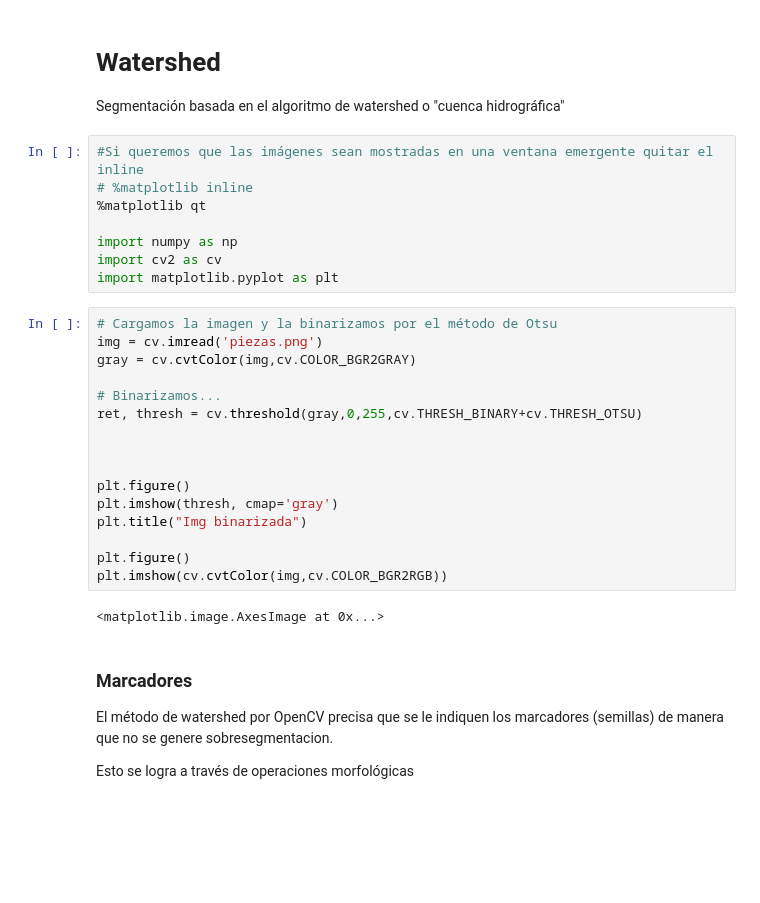
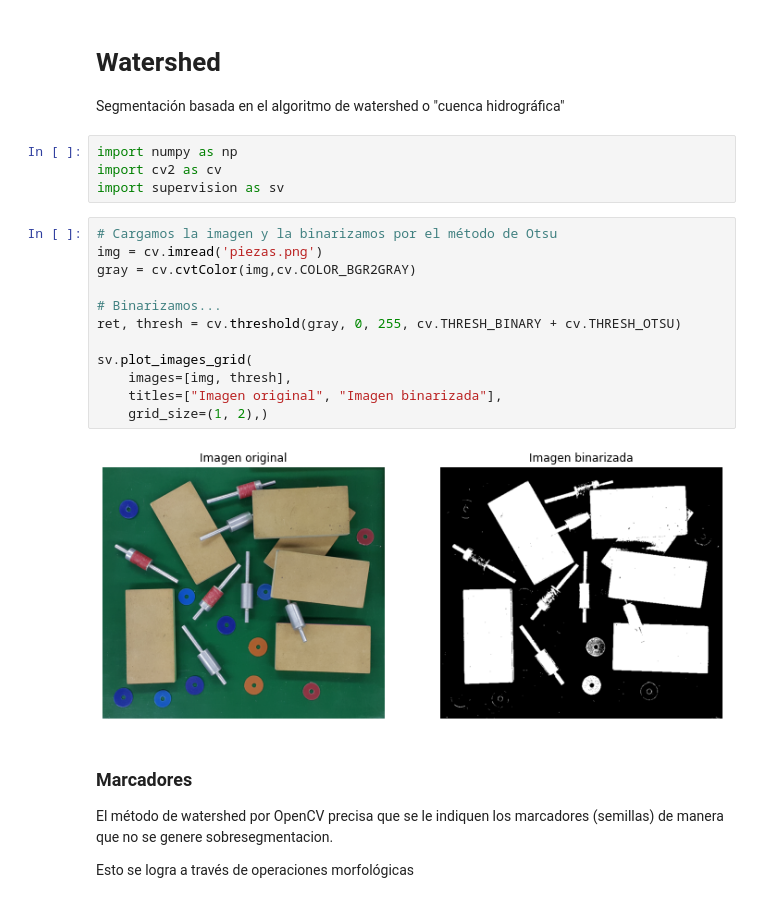
Before and after one commit to FIUBA-Posgrado-Inteligencia-Artificial/vision_computadora_I, a Jupyter notebook: Codigo/Clase6/00.Watersheed.ipynb, the cells around one changed output. Saved outputs shown, nothing was run; the diff lists cells and outputs as text; blank space fills up the shorter version.

```diff
--- a/Codigo/Clase6/00.Watersheed.ipynb
+++ b/Codigo/Clase6/00.Watersheed.ipynb
@@ -1,32 +1,24 @@
 # %% [markdown]
 # Watershed
 Segmentación basada en el algoritmo de watershed o "cuenca hidrográfica"
-# %%
-#Si queremos que las imágenes sean mostradas en una ventana emergente quitar el inline
-# %matplotlib inline
-%matplotlib qt
-
-import numpy as np
-import cv2 as cv
-import matplotlib.pyplot as plt
+# %%
+import numpy as np
+import cv2 as cv
+import supervision as sv
 # %%
 # Cargamos la imagen y la binarizamos por el método de Otsu
 img = cv.imread('piezas.png')
 gray = cv.cvtColor(img,cv.COLOR_BGR2GRAY)
 
 # Binarizamos...
-ret, thresh = cv.threshold(gray,0,255,cv.THRESH_BINARY+cv.THRESH_OTSU)
+ret, thresh = cv.threshold(gray, 0, 255, cv.THRESH_BINARY + cv.THRESH_OTSU)
 
-
-
-plt.figure()
-plt.imshow(thresh, cmap='gray')
-plt.title("Img binarizada")
-
-plt.figure()
-plt.imshow(cv.cvtColor(img,cv.COLOR_BGR2RGB))
+sv.plot_images_grid(
+    images=[img, thresh],
+    titles=["Imagen original", "Imagen binarizada"],
+    grid_size=(1, 2),)
 # %% [output]
-<matplotlib.image.AxesImage at 0x...>
+[figure, added]
 # %% [markdown]
 ### Marcadores
 
```
Also changed, not shown: parts of 5 cells of this notebook, 2 other files.
